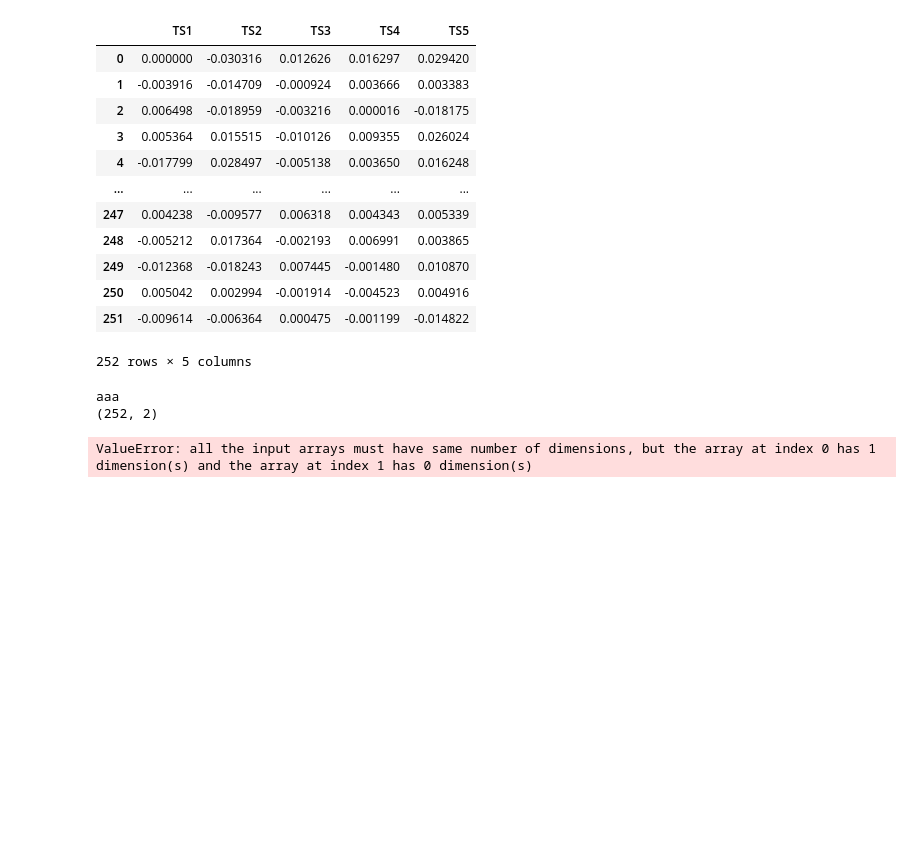
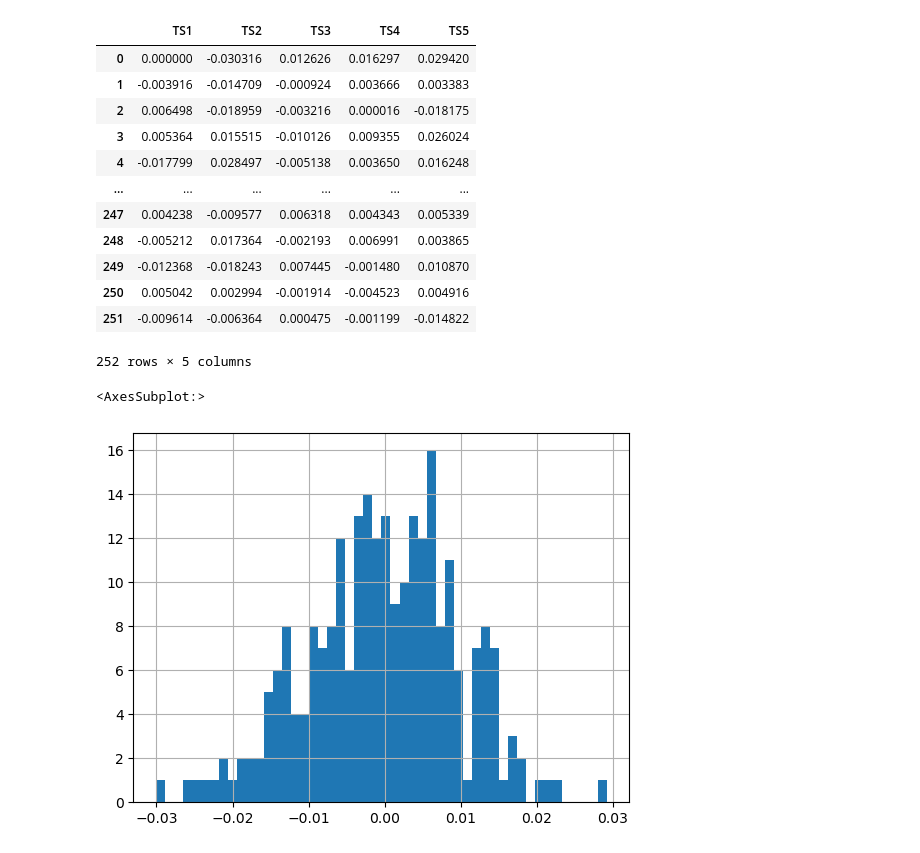
Before and after one commit to lbasioli/Mende, a Jupyter notebook: 3-5.ipynb, the cells around one changed output. Drawn from its saved outputs; the diff is of its cells as text; code cells hidden in the pictures; blank space fills up the shorter version.

```diff
--- a/3-5.ipynb
+++ b/3-5.ipynb
@@ -17,18 +32,10 @@ prices
 | 250 | 0.005042 | 0.002994 | -0.001914 | -0.004523 | 0.004916 |
 | 251 | -0.009614 | -0.006364 | 0.000475 | -0.001199 | -0.014822 |
 252 rows × 5 columns
-# %%
-process_type = 'ncmAR2'
-Ns = 252
-Nr = 2
-S0 = 100
-mu = 0.06
-sigma = 0.4
-
-df = MC(process_type, Ns, Nr, S0 = S0, mu = mu, sigma = sigma, draw = 5, lam = [0.5, 0.5], returned = 'psz')
-# %% [output]
-aaa
-(252, 2)
-ValueError: all the input arrays must have same number of dimensions, but the array at index 0 has 1 dimension(s) and the array at index 1 has 0 dimension(s)
+# %%
+prices['TS1'].hist(bins = 50)
+# %% [output]
+<AxesSubplot:>
+[figure, added]
 # %%
 prices.sum()
```
Also changed, not shown: parts of 9 cells of this notebook, 4 other files.
